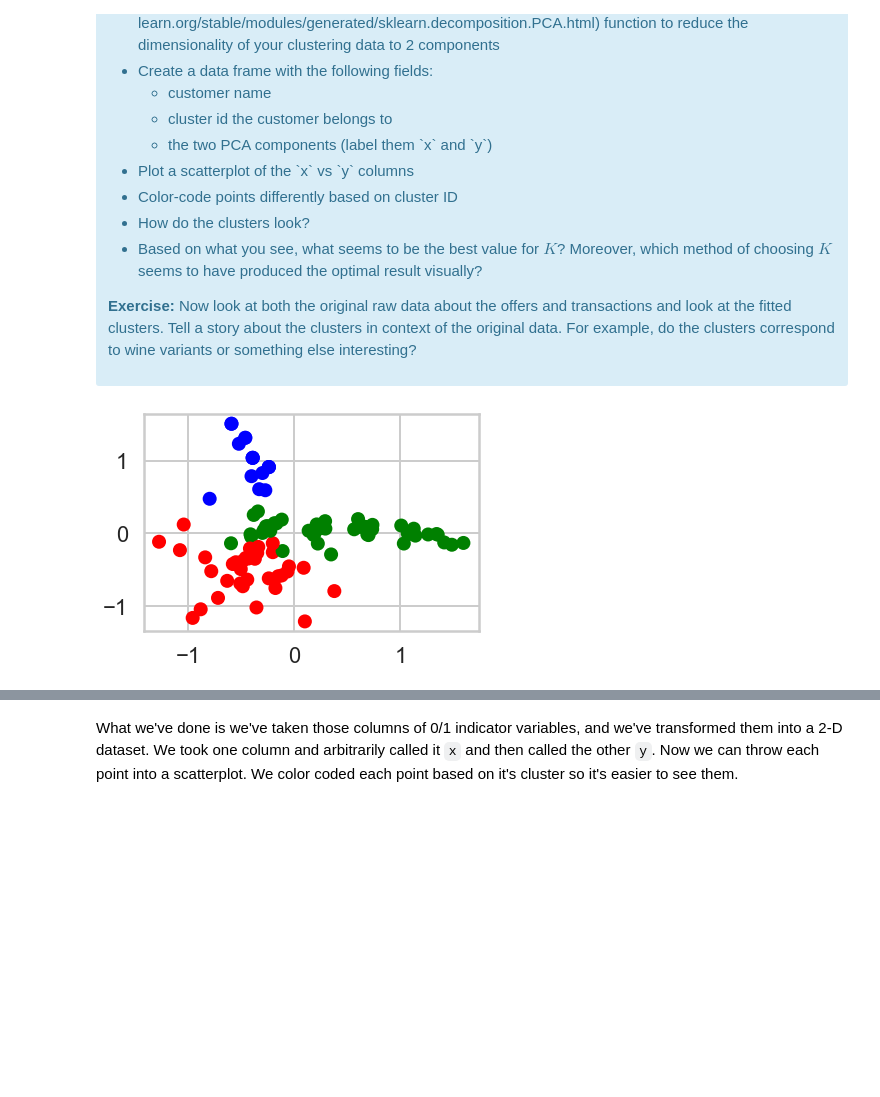
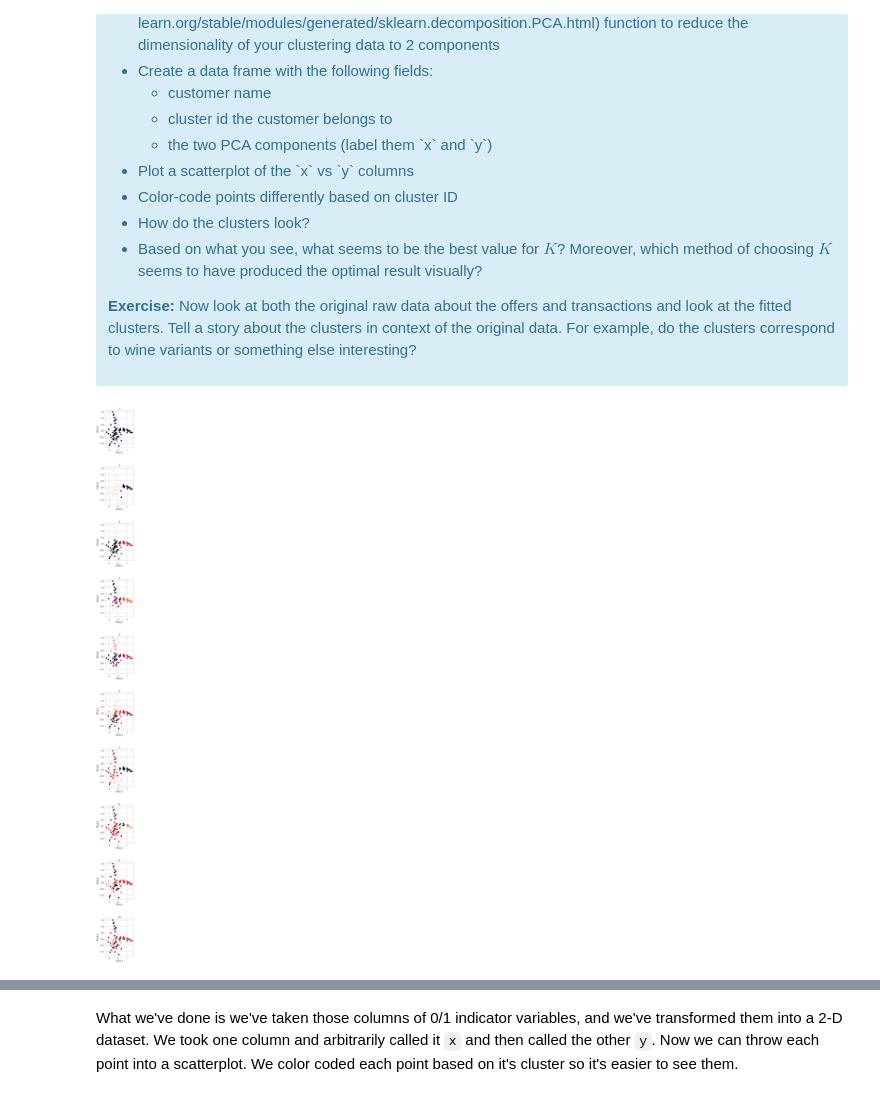
Before and after one commit to ehsung/Springboard, a Jupyter notebook: Unit 15.6 PCA/Clustering Case Study - Customer Segmentation with K-Means - Tier 3 - Completed EHS.ipynb, the cells around one changed output, grey strips where cells are left out. Cells and saved outputs as stored; diff of their text form; code cells hidden in the pictures; blank space fills up the shorter version.

```diff
--- a/Unit 15.6 PCA/Clustering Case Study - Customer Segmentation with K-Means - Tier 3 - Completed EHS.ipynb
+++ b/Unit 15.6 PCA/Clustering Case Study - Customer Segmentation with K-Means - Tier 3 - Completed EHS.ipynb
@@ -378,26 +378,30 @@ This is only one use of PCA for dimension reduction. We can also use PCA when we
 
 <p><b>Exercise:</b> Now look at both the original raw data about the offers and transactions and look at the fitted clusters. Tell a story about the clusters in context of the original data. For example, do the clusters correspond to wine variants or something else interesting?</p>
 </div>
-# %%
-#your turn
-import sklearn.decomposition
-import matplotlib.colors
-
-# Make a variable called model. We want n_clusters = 3 as parameter to sklearn.cluster.KMeans
-model = sklearn.cluster.KMeans(n_clusters=3)
-# Call a fit_predict() on X
-cluster_assignments = model.fit_predict(X)
-
-# Let's visualiaze with colors.ListedColormap
-cmap = matplotlib.colors.ListedColormap(['red', 'green', 'blue'])
-
-# We're going to do some PCA here. Call decomposition.PCA on sklearn, and pass n_components=2 as parameter
-pca = sklearn.decomposition.PCA(n_components=2)
-pc1, pc2 = zip(*pca.fit_transform(X))
-plt.scatter(pc1, pc2, c=cluster_assignments.tolist(), cmap=cmap)
-plt.show()
-# %% [output]
-[figure, removed]
+# %%
+#your turn
+import sklearn.decomposition
+import matplotlib.colors
+
+n_clusters = np.arange(1, 11)
+
+fig, ax = plt.subplots(len(n_clusters), figsize = (5,100))
+
+for n in n_clusters:
+    model = sklearn.cluster.KMeans(n_clusters=n)
+    cluster_assignments = model.fit_predict(X)
+
+    pca = sklearn.decomposition.PCA(n_components=2)
+    pc1, pc2 = zip(*pca.fit_transform(X))
+    ax[n-1].scatter(pc1, pc2, c=cluster_assignments.tolist())
+
+    ax[n-1].set_title(n)
+    ax[n-1].set_xlabel("PCA 1")
+    ax[n-1].set_ylabel("PCA 2")
+
+plt.subplots_adjust(hspace = 0.5)
+# %% [output]
+[figure, added]
 # %%
 # Plot count of offer_id in each cluster.
 # But, certain offers were used more than others in the original data.
```
Also changed, not shown: parts of 4 cells of this notebook.
